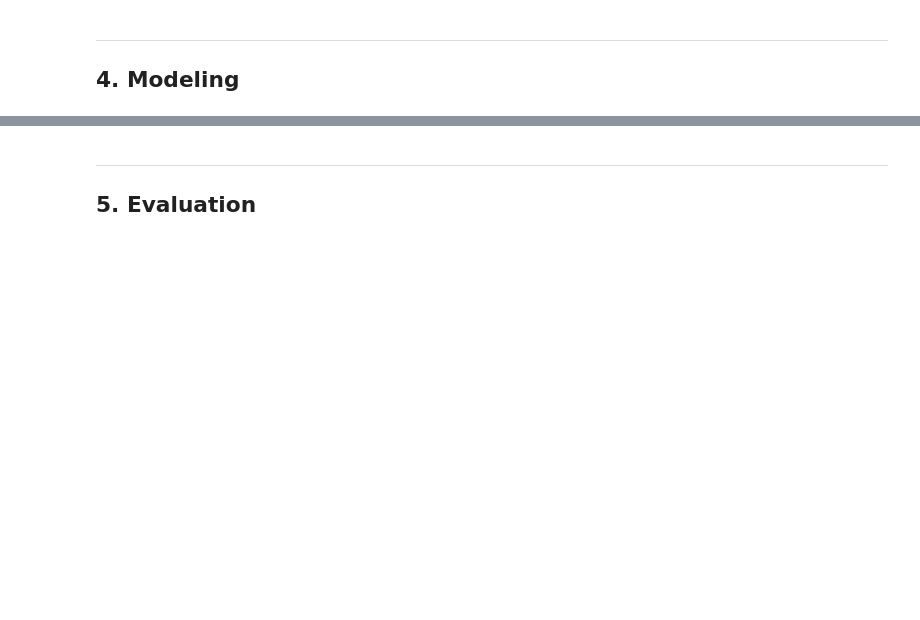
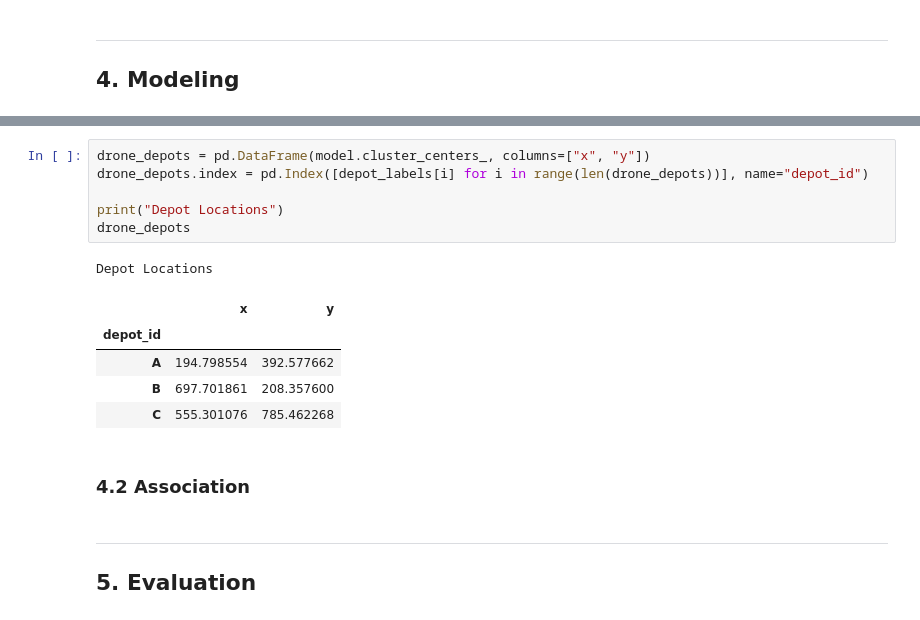
Before and after one commit to TonyKarlin/Data_Handling_and_ML_Group_Assignments, a Jupyter notebook: Clustering and Association rule mining/05-clustering-&-association-rule-mining.ipynb, the cells around one changed output, grey strips where cells are left out. Saved outputs shown, nothing was run; the diff lists cells and outputs as text; blank space fills up the shorter version.

```diff
--- a/Clustering and Association rule mining/05-clustering-&-association-rule-mining.ipynb
+++ b/Clustering and Association rule mining/05-clustering-&-association-rule-mining.ipynb
@@ -72,3 +150,18 @@ ___
+# %%
+drone_depots = pd.DataFrame(model.cluster_centers_, columns=["x", "y"])
+drone_depots.index = pd.Index([depot_labels[i] for i in range(len(drone_depots))], name="depot_id")
+
+print("Depot Locations")
+drone_depots
+# %% [output]
+Depot Locations
+|  | x | y |
+| depot_id |  |  |
+| A | 194.798554 | 392.577662 |
+| B | 697.701861 | 208.357600 |
+| C | 555.301076 | 785.462268 |
+# %% [markdown]
+### 4.2 Association
 # %% [markdown]
 ___
 ## 5. Evaluation
```
Also changed, not shown: parts of 12 cells of this notebook.
